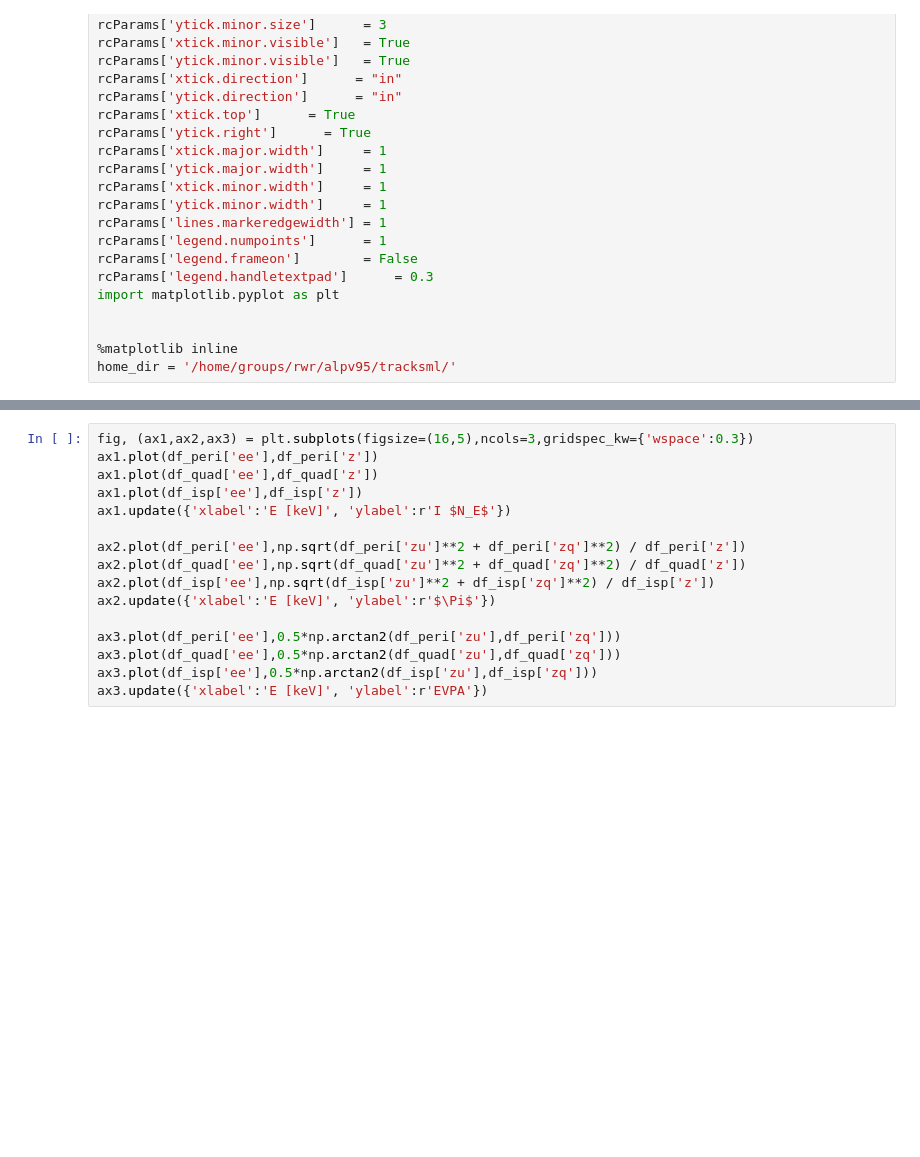
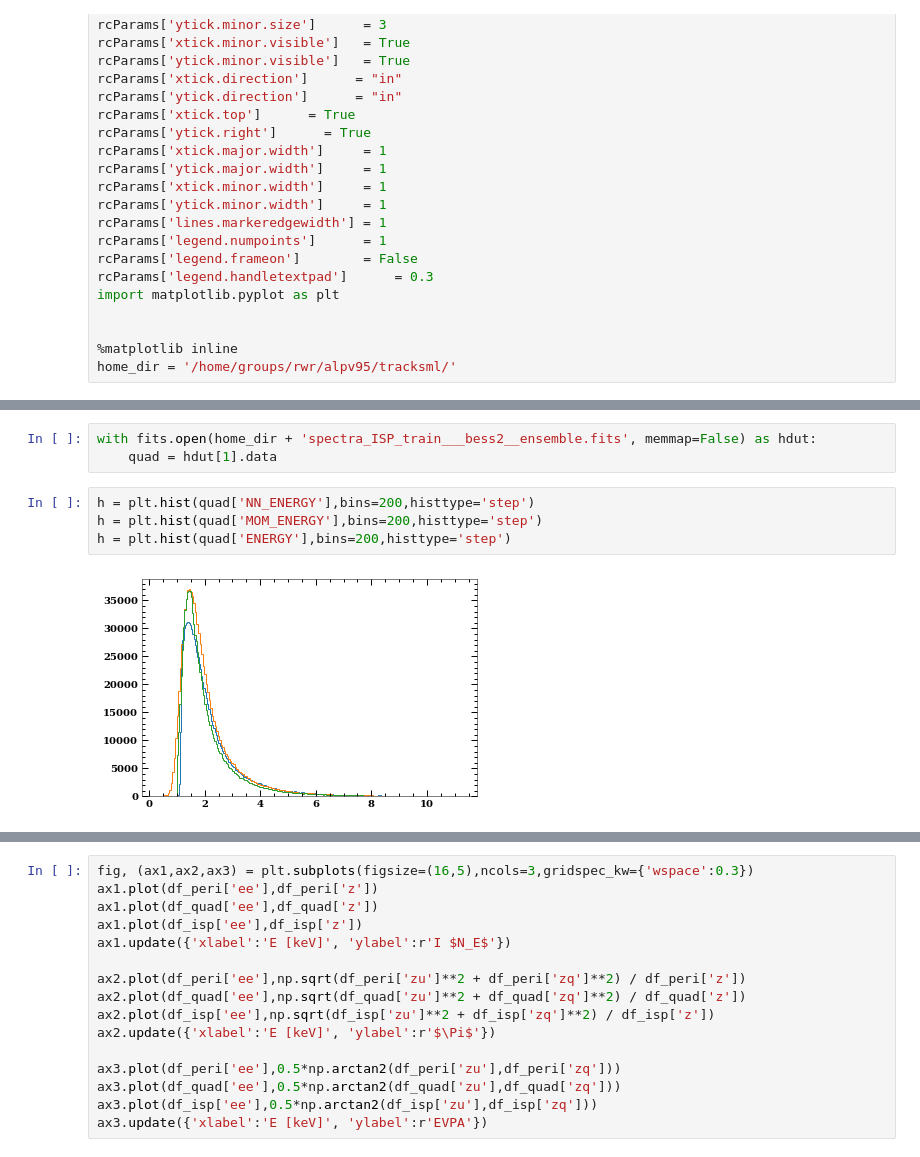
Before and after one commit to alpv95/IXPEML, a Jupyter notebook: notebooks/MDP_Check.ipynb, the cells around one changed output, grey strips where cells are left out. Drawn from its saved outputs; the diff is of its cells as text; blank space fills up the shorter version.

```diff
--- a/notebooks/MDP_Check.ipynb
+++ b/notebooks/MDP_Check.ipynb
@@ -161,0 +143,9 @@ spec = np.loadtxt("spec.dat")
+# %%
+with fits.open(home_dir + 'spectra_ISP_train___bess2__ensemble.fits', memmap=False) as hdut:
+    quad = hdut[1].data
+# %%
+h = plt.hist(quad['NN_ENERGY'],bins=200,histtype='step')
+h = plt.hist(quad['MOM_ENERGY'],bins=200,histtype='step')
+h = plt.hist(quad['ENERGY'],bins=200,histtype='step')
+# %% [output]
+[figure, added]
```
Also changed, not shown: parts of 22 cells of this notebook, 8 other files.
